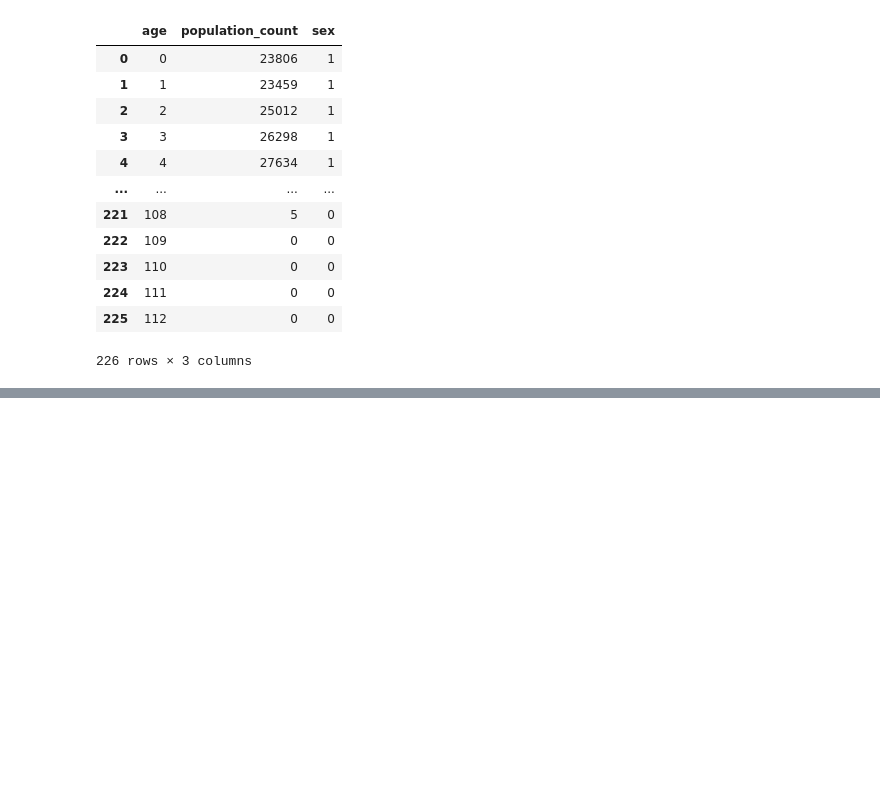
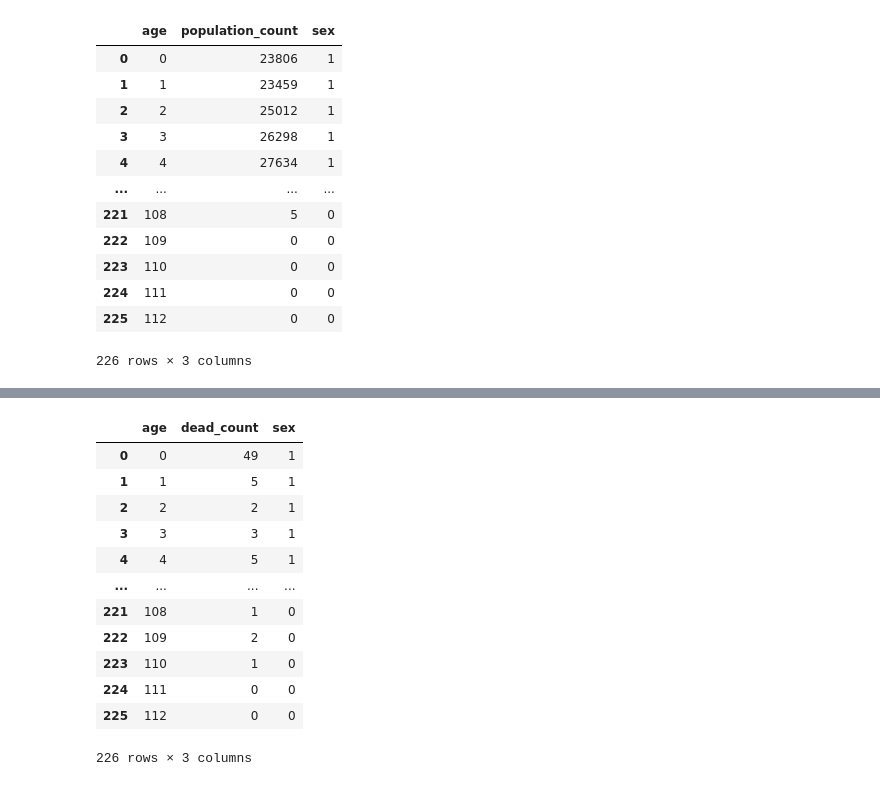
Before and after one commit to skupsala/population-simulation, a Jupyter notebook: notebooks/simulation.ipynb, the cells around one changed output, grey strips where cells are left out. Cells and saved outputs as stored; diff of their text form; code cells hidden in the pictures; blank space fills up the shorter version.

```diff
--- a/notebooks/simulation.ipynb
+++ b/notebooks/simulation.ipynb
@@ -72,0 +79,22 @@ population_df = pd.DataFrame({'age': ages, 'sex': sexes})
+# %%
+lifetime_stats_df = pd.read_csv(os.path.join(os.pardir, 'data', '002_12ag_2020_20220318-232408.csv'), encoding='iso-8859-1', skiprows=2, delimiter=";")
+def tilastokeskus_transform_lifetime_dataframe(df):
+    df['sex'] = df['Sukupuoli'].apply(lambda x: 1 if x == 'Miehet' else 0)
+    df.rename(columns={'2020': 'dead_count', 'Ikä': 'age'}, inplace=True)
+    df.drop(df.columns.difference(['sex', 'dead_count', 'age']), 1, inplace=True)
+    return df
+tilastokeskus_transform_lifetime_dataframe(lifetime_stats_df)
+# %% [output]
+|  | age | dead_count | sex |
+| 0 | 0 | 49 | 1 |
+| 1 | 1 | 5 | 1 |
+| 2 | 2 | 2 | 1 |
+| 3 | 3 | 3 | 1 |
+| 4 | 4 | 5 | 1 |
+| ... | ... | ... | ... |
+| 221 | 108 | 1 | 0 |
+| 222 | 109 | 2 | 0 |
+| 223 | 110 | 1 | 0 |
+| 224 | 111 | 0 | 0 |
+| 225 | 112 | 0 | 0 |
+226 rows × 3 columns
```
Also changed, not shown: parts of 5 cells of this notebook, 1 other file.
